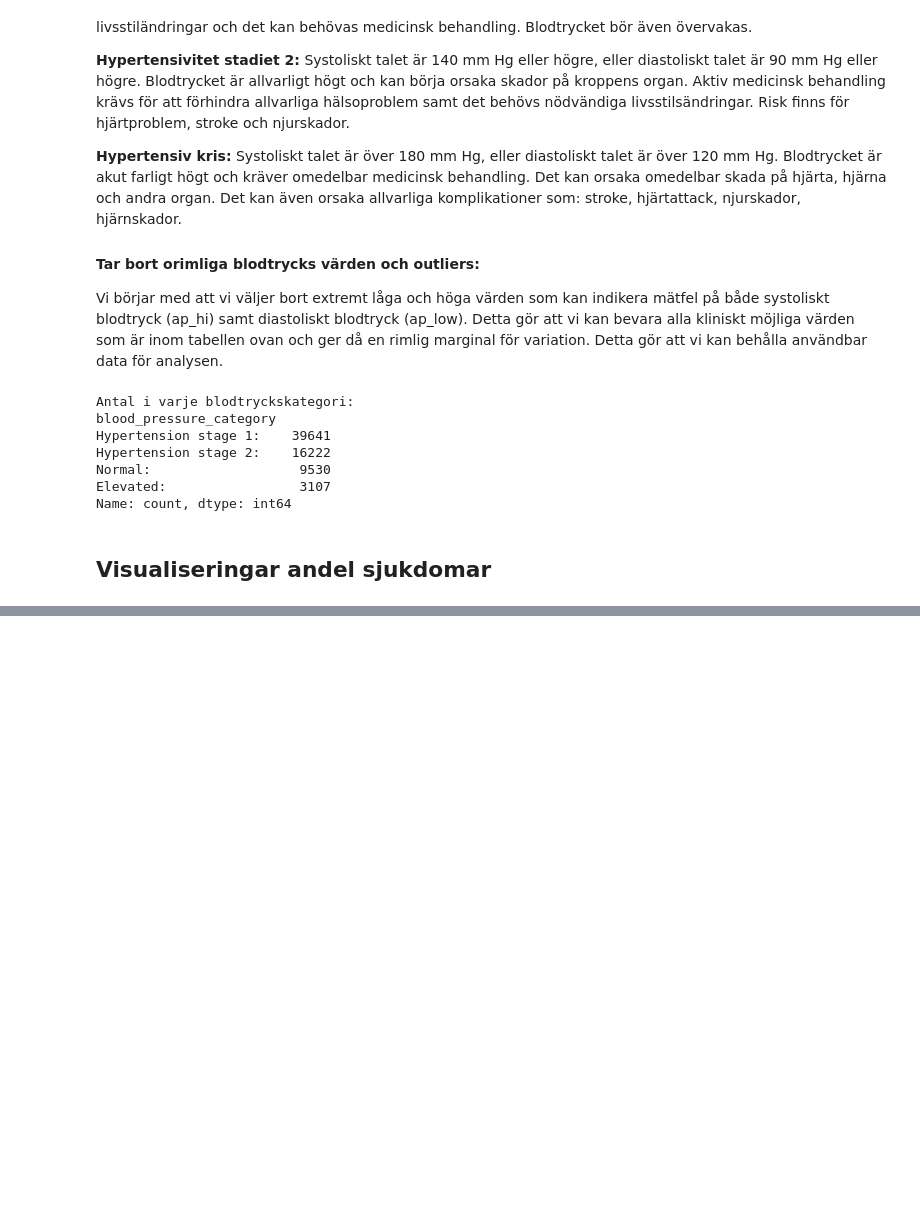
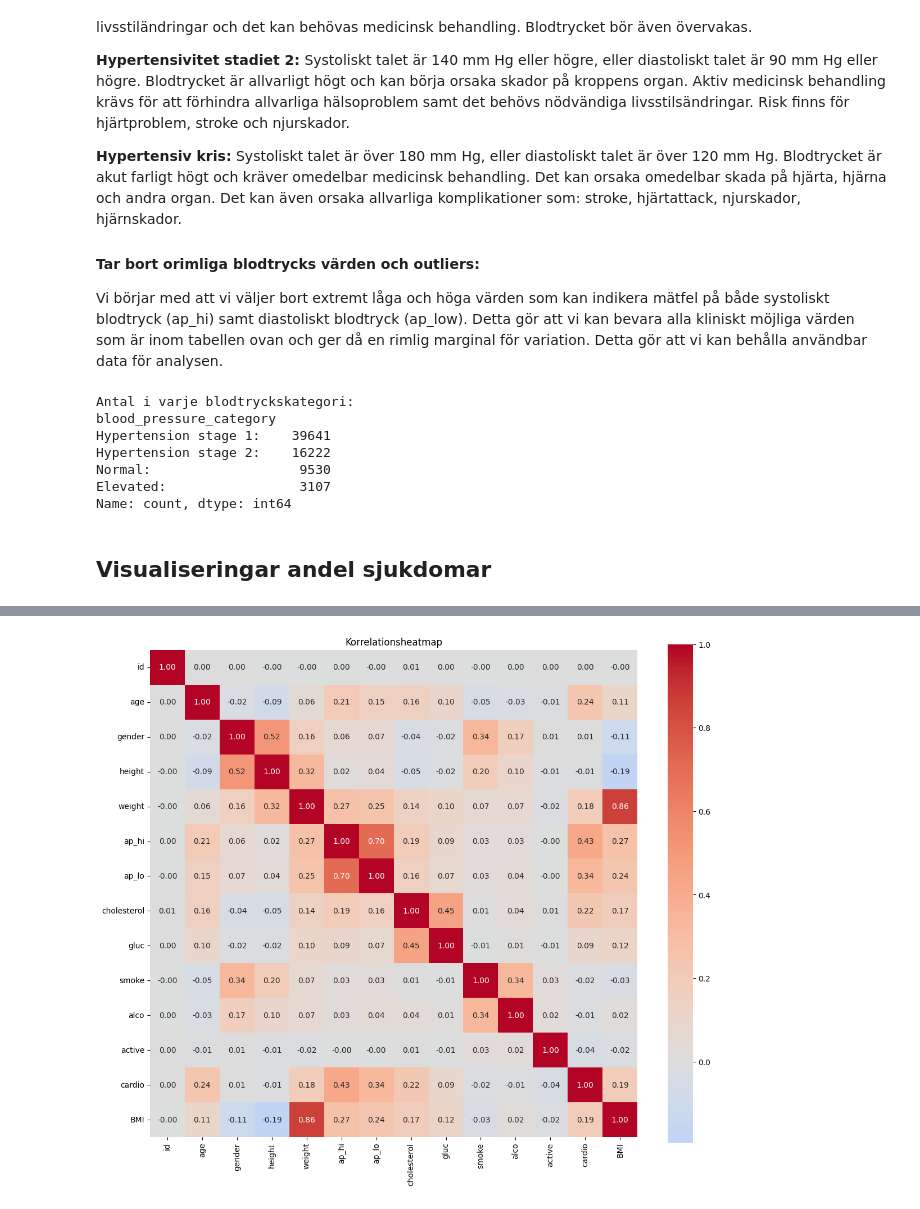
Before and after one commit to Jenchichi/Machine-learning-Jenny, a Jupyter notebook: Labb/Laboration_1_Medical Prediction.ipynb, the cells around one changed output, grey strips where cells are left out. Saved outputs shown, nothing was run; the diff lists cells and outputs as text; code cells hidden in the pictures; blank space fills up the shorter version.

```diff
--- a/Labb/Laboration_1_Medical Prediction.ipynb
+++ b/Labb/Laboration_1_Medical Prediction.ipynb
@@ -361,0 +397,24 @@ df.head()
+# %%
+import seaborn as sns
+import matplotlib.pyplot as plt
+import numpy as np
+
+# Skapa en kopia av DataFrame utan kategoriska kolumner
+df_numeric = df.select_dtypes(include=['float64', 'int64'])
+
+# Beräkna korrelationsmatris
+correlation_matrix = df_numeric.corr()
+
+# Skapa en heatmap
+plt.figure(figsize=(12, 10))
+sns.heatmap(correlation_matrix, annot=True, cmap='coolwarm', center=0,
+            fmt='.2f', square=True)
+
+# Justera layout
+plt.title('Korrelationsheatmap')
+plt.tight_layout()
+
+# Visa plot
+plt.show()
+# %% [output]
+[figure, added]
```
Also changed, not shown: parts of 4 cells of this notebook, 1 other file.
